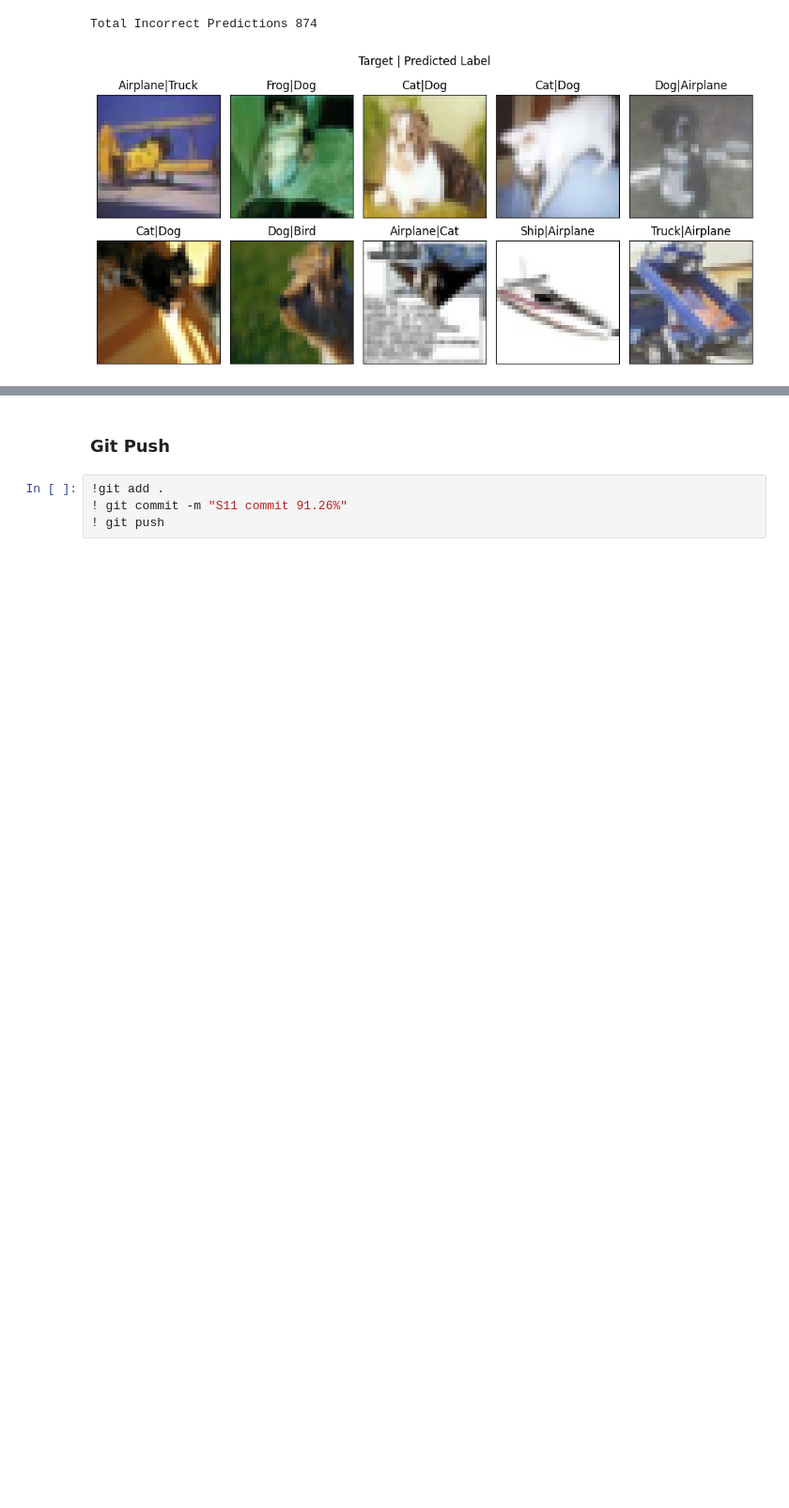
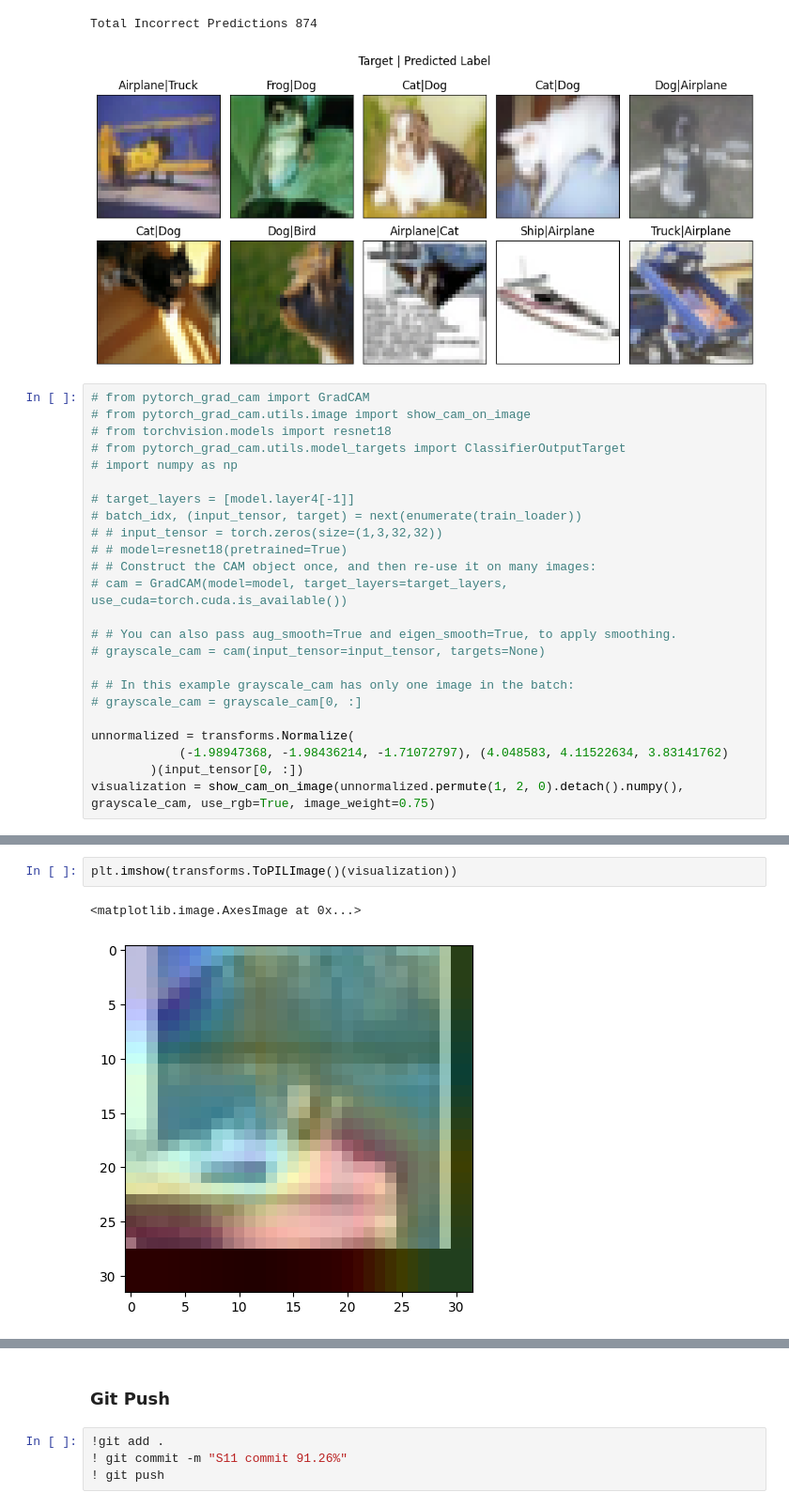
Before and after one commit to Madhur-1/ERA-v1, a Jupyter notebook: S11/Net.ipynb, the cells around one changed output, grey strips where cells are left out. Shown at 94% size. Drawn from its saved outputs; the diff is of its cells as text; blank space fills up the shorter version.

```diff
--- a/S11/Net.ipynb
+++ b/S11/Net.ipynb
@@ -229,3 +223,27 @@ plot_incorrect_preds(incorrect, classes=CLASSES)
 # %% [output]
 Total Incorrect Predictions 874
 [figure]
+# %%
+# from pytorch_grad_cam import GradCAM
+# from pytorch_grad_cam.utils.image import show_cam_on_image
+# from torchvision.models import resnet18
+# from pytorch_grad_cam.utils.model_targets import ClassifierOutputTarget
+# import numpy as np
+
+# target_layers = [model.layer4[-1]]
+# batch_idx, (input_tensor, target) = next(enumerate(train_loader))
+# # input_tensor = torch.zeros(size=(1,3,32,32))
+# # model=resnet18(pretrained=True)
+# # Construct the CAM object once, and then re-use it on many images:
+# cam = GradCAM(model=model, target_layers=target_layers, use_cuda=torch.cuda.is_available())
+
+# # You can also pass aug_smooth=True and eigen_smooth=True, to apply smoothing.
+# grayscale_cam = cam(input_tensor=input_tensor, targets=None)
+
+# # In this example grayscale_cam has only one image in the batch:
+# grayscale_cam = grayscale_cam[0, :]
+
+unnormalized = transforms.Normalize(
+            (-1.98947368, -1.98436214, -1.71072797), (4.048583, 4.11522634, 3.83141762)
+        )(input_tensor[0, :])
+visualization = show_cam_on_image(unnormalized.permute(1, 2, 0).detach().numpy(), grayscale_cam, use_rgb=True, image_weight=0.75)
@@ -231,0 +259,5 @@ Total Incorrect Predictions 874
+# %%
+plt.imshow(transforms.ToPILImage()(visualization))
+# %% [output]
+<matplotlib.image.AxesImage at 0x...>
+[figure, added]
```
Also changed, not shown: parts of 8 cells of this notebook.
